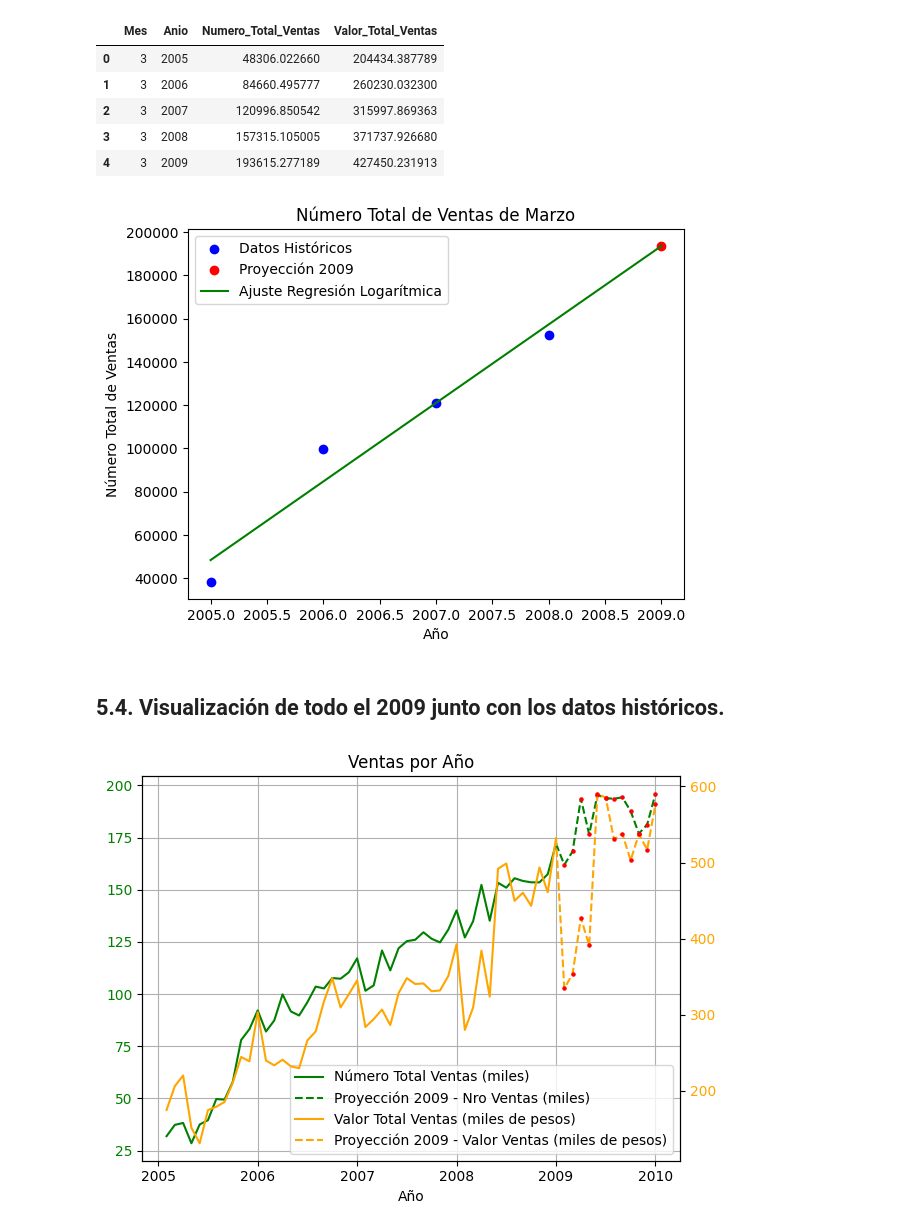
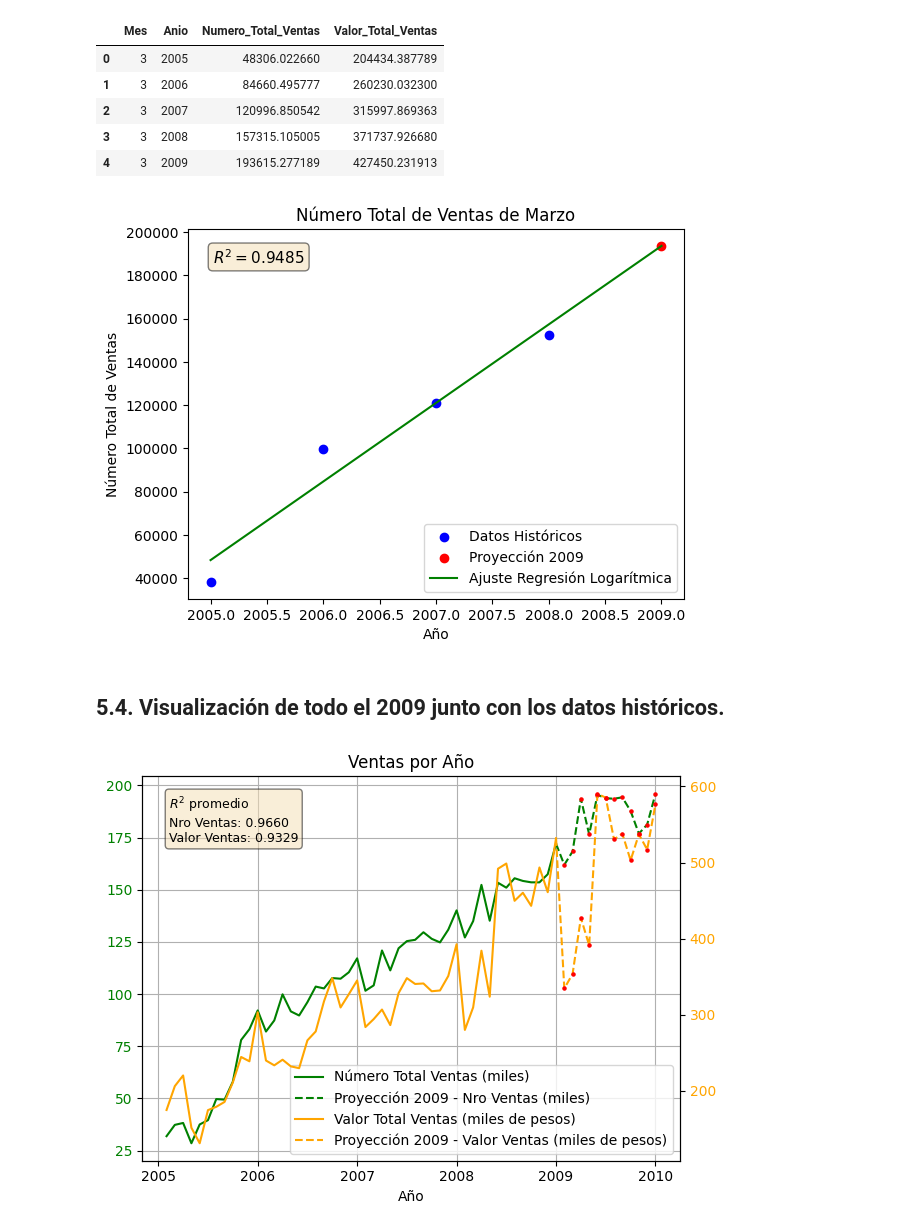
Before and after one commit to edgaracosta888/Data_Science, a Jupyter notebook: Series_de_Tiempo/Predicccion_Series_de_Tiempo_Particionadas.ipynb, the cells around one changed output. Saved outputs shown, nothing was run; the diff lists cells and outputs as text; code cells hidden in the pictures.

Commit message:
Se agrega cálculo del R2 y readme del proyecto.

```diff
--- a/Series_de_Tiempo/Predicccion_Series_de_Tiempo_Particionadas.ipynb
+++ b/Series_de_Tiempo/Predicccion_Series_de_Tiempo_Particionadas.ipynb
@@ -36,6 +36,7 @@ def reg_log(df: pd.DataFrame, campo_origen: str, campo_destino1: str, campo_dest
     y_pred = []
     m_list = []
     b_list = []
+    r2_list = []
 # ============================================================================================================
 # Bucle que recorre los campos a predecir para calcular los coeficientes de la regresión logarítmica y predecir
 # los valores de los campos a predecir para el valor del campo origen dado.
@@ -70,6 +71,14 @@ def reg_log(df: pd.DataFrame, campo_origen: str, campo_destino1: str, campo_dest
         m_list.append(m)
         b_list.append(b)
         y_pred.append(m * np.log(x) + b)
+# ============================================================================================================
+# Cálculo del coeficiente de determinación R² para evaluar el ajuste de la regresión.
+# ============================================================================================================
+        y_hat = m * df['Z'] + b
+        SS_res = ((df[i] - y_hat) ** 2).sum()
+        SS_tot = ((df[i] - df[i].mean()) ** 2).sum()
+        r2 = 1 - SS_res / SS_tot if SS_tot != 0 else np.nan
+        r2_list.append(r2)
 
 # ============================================================================================================
 # Eliminar columnas auxiliares del df original
@@ -87,7 +96,7 @@ def reg_log(df: pd.DataFrame, campo_origen: str, campo_destino1: str, campo_dest
 # Concatenar la nueva fila al DataFrame original y devolver el resultado
 # ============================================================================================================
     df_result = pd.concat([df_original, pd.DataFrame([nueva_fila])], ignore_index=True)
-    return df_result, m_list, b_list
+    return df_result, m_list, b_list, r2_list
 # %% [markdown]
 # 4. Función que devuelve el Dataframe origial junto con sus predicciones.
 # %%
@@ -110,6 +119,10 @@ def df_predict(df: pd.DataFrame, campo_origen: str, campo_particionado: str, cam
 # ============================================================================================================
     df_reg = pd.DataFrame()
 # ============================================================================================================
+# Lista para almacenar los R² de cada partición (uno por campo a predecir por partición).
+# ============================================================================================================
+    r2_records = []
+# ============================================================================================================
 # Bucle que recorre los valores únicos del campo de partición, realiza la partición del DataFrame, aplica la
 # regresión logarítmica y concatena los resultados en el DataFrame final.
 # ============================================================================================================
@@ -121,7 +134,7 @@ def df_predict(df: pd.DataFrame, campo_origen: str, campo_particionado: str, cam
 # ============================================================================================================
 # Aplicar regresión logarítmica al DataFrame particionado.
 # ============================================================================================================
-       df_aux, m_list, b_list = reg_log(df_temp, campo_origen, camp_pred_1, camp_pred_2, x)
+       df_aux, m_list, b_list, r2_list = reg_log(df_temp, campo_origen, camp_pred_1, camp_pred_2, x)
 # ============================================================================================================
 # Asignar el valor del campo de partición a la nueva fila con los valores predichos y concatenar el DataFrame
 # auxiliar al DataFrame final.
@@ -139,7 +152,15 @@ def df_predict(df: pd.DataFrame, campo_origen: str, campo_particionado: str, cam
            camp_pred_2: [m_list[1] * np.log(xv) + b_list[1] for xv in x_vals],
        })
        df_reg = pd.concat([df_reg, reg_rows], ignore_index=True)
-    return df_new, df_reg
+# ============================================================================================================
+# Almacenar R² de esta partición.
+# ============================================================================================================
+       r2_records.append({campo_particionado: i, camp_pred_1: r2_list[0], camp_pred_2: r2_list[1]})
+# ============================================================================================================
+# Construir DataFrame con los R² por partición.
+# ============================================================================================================
+    df_r2 = pd.DataFrame(r2_records)
+    return df_new, df_reg, df_r2
 # %% [markdown]
 # 5. Pruebas
 # %% [markdown]
@@ -188,4 +209,5 @@ plt.show()
 # %% [markdown]
 ## 5.2. Predicción de los valores para 2009 mediante la regresión logarítmica.
 # %%
-df_new, df_reg = df_predict(df, 'Anio', 'Mes', 'Numero_Total_Ventas', 'Valor_Total_Ventas', 2009)
+df_new, df_reg, df_r2 = df_predict(df, 'Anio', 'Mes', 'Numero_Total_Ventas', 'Valor_Total_Ventas', 2009)
+df_r2
@@ -203,16 +239,20 @@ df_prueba_reg.head()
 | 3 | 3 | 2008 | 157315.105005 | 371737.926680 |
 | 4 | 3 | 2009 | 193615.277189 | 427450.231913 |
 # %%
+r2_marzo = df_r2[df_r2['Mes'] == 3]['Numero_Total_Ventas'].values[0]
+
 plt.scatter(df_prueba[df_prueba.Anio < 2009]['Anio'], df_prueba[df_prueba.Anio < 2009]['Numero_Total_Ventas'], c = 'blue', label='Datos Históricos')
 plt.scatter(df_prueba[df_prueba.Anio == 2009]['Anio'], df_prueba[df_prueba.Anio == 2009]['Numero_Total_Ventas'], c = 'red', label='Proyección 2009')
 plt.plot(df_prueba_reg['Anio'], df_prueba_reg['Numero_Total_Ventas'], c='green', label='Ajuste Regresión Logarítmica')
 plt.xlabel('Año')
 plt.ylabel('Número Total de Ventas')
 plt.title('Número Total de Ventas de Marzo')
 plt.legend()
+plt.text(0.05, 0.95, f'$R^2 = {r2_marzo:.4f}$', transform=plt.gca().transAxes,
+         fontsize=11, verticalalignment='top', bbox=dict(boxstyle='round', facecolor='wheat', alpha=0.5))
 plt.show()
 # %% [output]
-[figure, old version]
+[figure, new version]
 # %% [markdown]
 ## 5.4. Visualización de todo el 2009 junto con los datos históricos.
 # %%
@@ -252,9 +292,15 @@ lines1, labels1 = ax1.get_legend_handles_labels()
 lines2, labels2 = ax2.get_legend_handles_labels()
 ax1.legend(lines1 + lines2, labels1 + labels2, loc='lower right')
 
+r2_avg_nv = df_r2['Numero_Total_Ventas'].mean()
+r2_avg_vv = df_r2['Valor_Total_Ventas'].mean()
+ax1.text(0.05, 0.95, f'$R^2$ promedio\nNro Ventas: {r2_avg_nv:.4f}\nValor Ventas: {r2_avg_vv:.4f}',
+         transform=ax1.transAxes, fontsize=9, verticalalignment='top',
+         bbox=dict(boxstyle='round', facecolor='wheat', alpha=0.5))
+
 plt.title('Ventas por Año')
 plt.tight_layout()
 ax1.grid(True, axis='both')
 plt.show()
 # %% [output]
-[figure, old version]
+[figure, new version]
```
Also changed, not shown: parts of 1 cell of this notebook, 1 other file.
